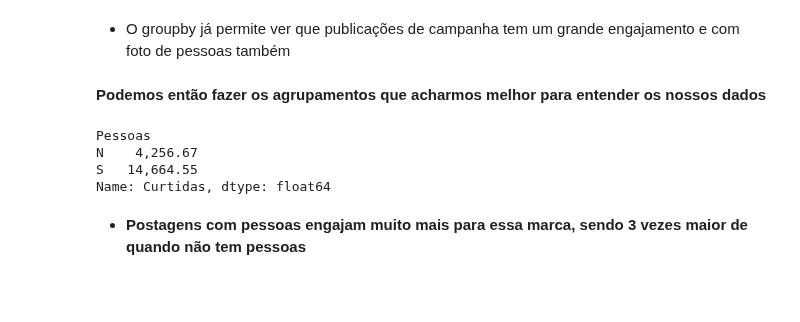
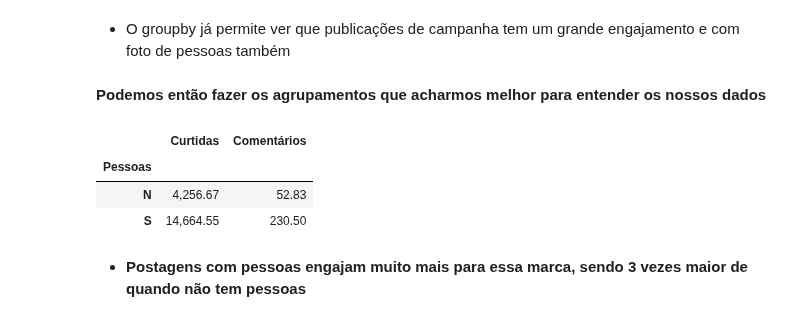
Before and after one commit to jpp000/projeto-analise-de-dados-instagram, a Jupyter notebook: Analisando o engajamento do Instagram - Arquivo Inicial-2.ipynb, the cells around one changed output. Saved outputs shown, nothing was run; the diff lists cells and outputs as text; code cells hidden in the pictures; blank space fills up the shorter version.

```diff
--- a/Analisando o engajamento do Instagram - Arquivo Inicial-2.ipynb
+++ b/Analisando o engajamento do Instagram - Arquivo Inicial-2.ipynb
@@ -295,12 +295,12 @@ base.groupby(["Tipo","Pessoas","Campanhas"])[["Curtidas",'Comentários']].mean()
 **Podemos então fazer os agrupamentos que acharmos melhor para entender os nossos dados**
 # %%
 # Somente para pessoas
-base.groupby(["Pessoas"])["Curtidas"].mean()
+base.groupby(["Pessoas"])[["Curtidas", "Comentários"]].mean()
 # %% [output]
-Pessoas
-N    4,256.67
-S   14,664.55
-Name: Curtidas, dtype: float64
+|  | Curtidas | Comentários |
+| Pessoas |  |  |
+| N | 4,256.67 | 52.83 |
+| S | 14,664.55 | 230.50 |
 # %% [markdown]
 - **Postagens com pessoas engajam muito mais para essa marca, sendo 3 vezes maior de quando não tem pessoas**
 # %%
```
